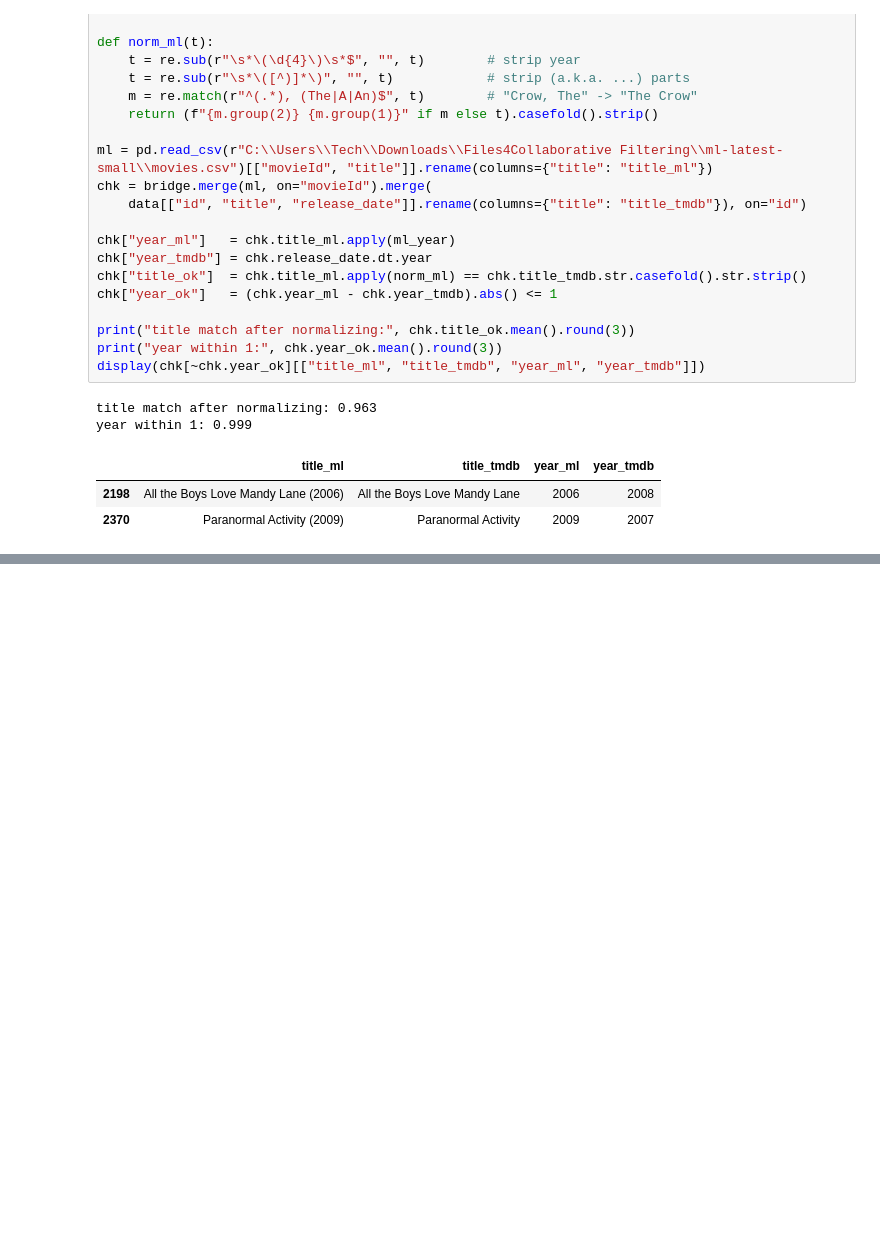
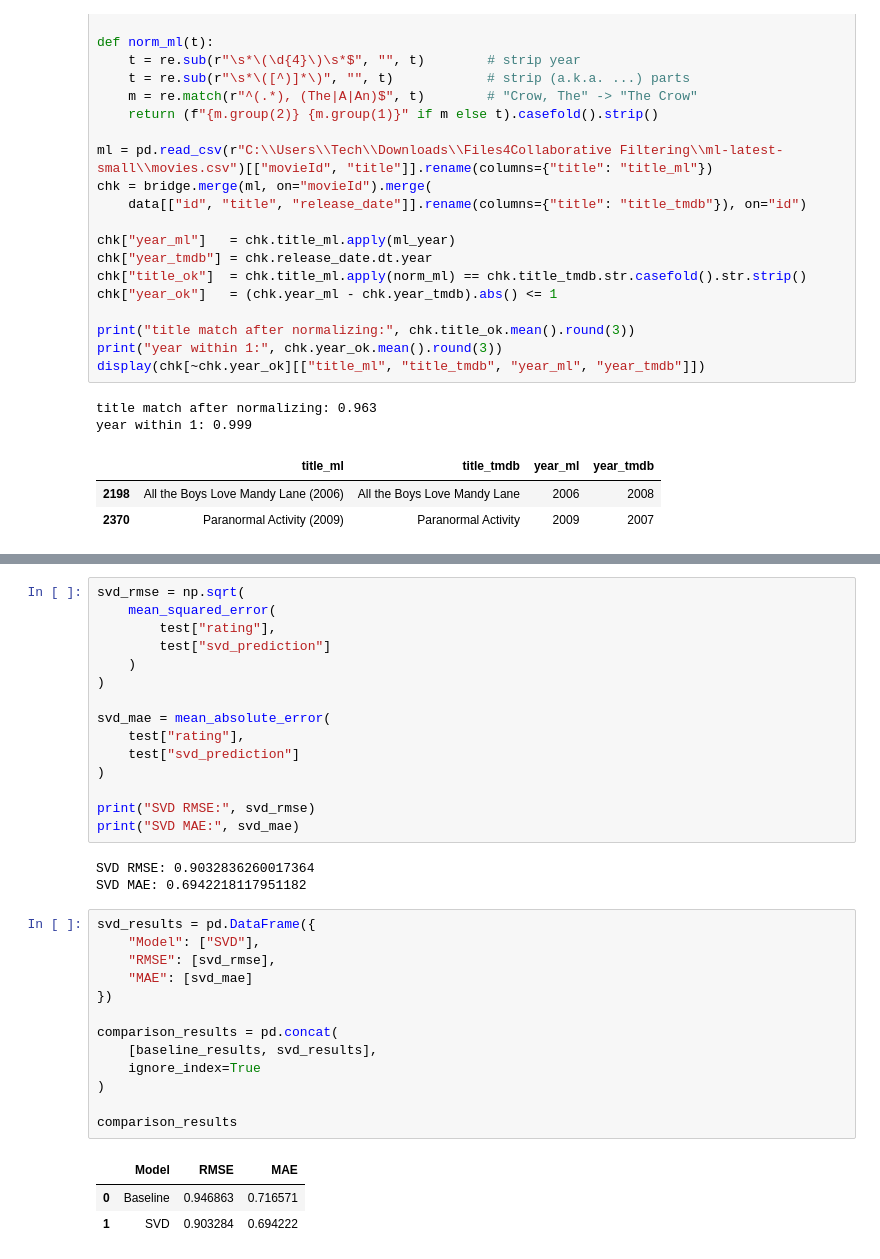
Before and after one commit to AwendyG/Movie-Recommendation-Capstone, a Jupyter notebook: Capstone.ipynb, the cells around one changed output, grey strips where cells are left out. Cells and saved outputs as stored; diff of their text form; blank space fills up the shorter version.

```diff
--- a/Capstone.ipynb
+++ b/Capstone.ipynb
@@ -1424,0 +1759,35 @@ year within 1: 0.999
+# %%
+svd_rmse = np.sqrt(
+    mean_squared_error(
+        test["rating"],
+        test["svd_prediction"]
+    )
+)
+
+svd_mae = mean_absolute_error(
+    test["rating"],
+    test["svd_prediction"]
+)
+
+print("SVD RMSE:", svd_rmse)
+print("SVD MAE:", svd_mae)
+# %% [output]
+SVD RMSE: 0.9032836260017364
+SVD MAE: 0.6942218117951182
+# %%
+svd_results = pd.DataFrame({
+    "Model": ["SVD"],
+    "RMSE": [svd_rmse],
+    "MAE": [svd_mae]
+})
+
+comparison_results = pd.concat(
+    [baseline_results, svd_results],
+    ignore_index=True
+)
+
+comparison_results
+# %% [output]
+|  | Model | RMSE | MAE |
+| 0 | Baseline | 0.946863 | 0.716571 |
+| 1 | SVD | 0.903284 | 0.694222 |
```
Also changed, not shown: parts of 47 cells of this notebook.
